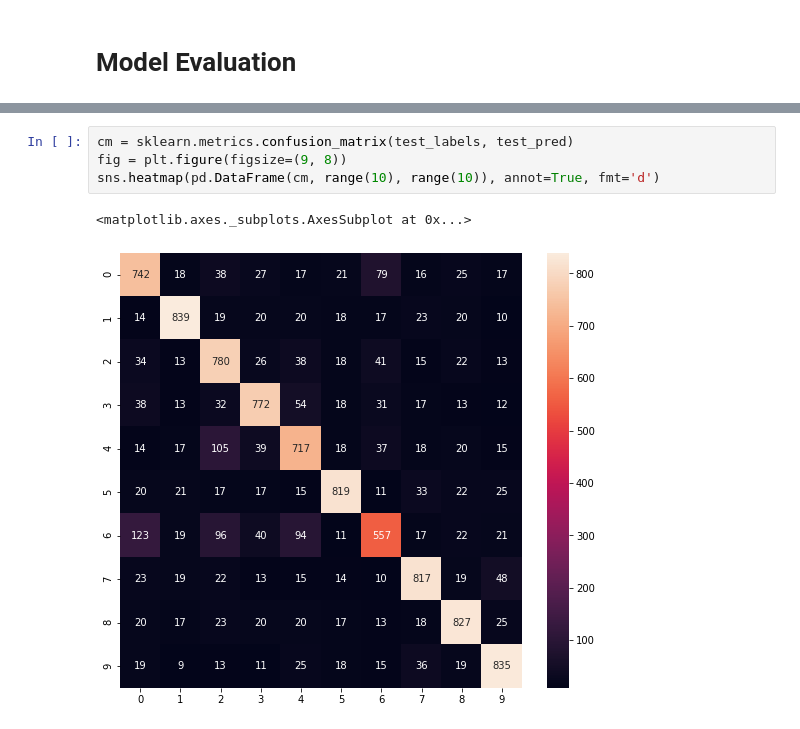
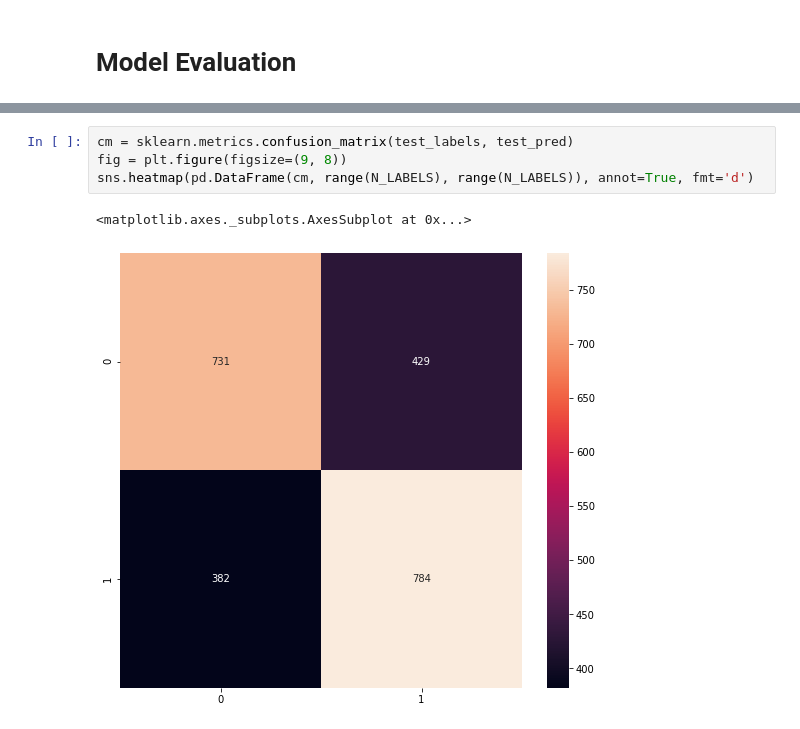
Before and after one commit to kyalan/DataScienceFactory, a Jupyter notebook: 20200409_cats_vs_dogs.ipynb, the cells around one changed output, grey strips where cells are left out. Saved outputs shown, nothing was run; the diff lists cells and outputs as text.

```diff
--- a/20200409_cats_vs_dogs.ipynb
+++ b/20200409_cats_vs_dogs.ipynb
@@ -220,10 +247,10 @@ Wall time: 8.72 s
 # %%
 cm = sklearn.metrics.confusion_matrix(test_labels, test_pred)
 fig = plt.figure(figsize=(9, 8))
-sns.heatmap(pd.DataFrame(cm, range(10), range(10)), annot=True, fmt='d')
+sns.heatmap(pd.DataFrame(cm, range(N_LABELS), range(N_LABELS)), annot=True, fmt='d')
 # %% [output]
 <matplotlib.axes._subplots.AxesSubplot at 0x...>
-[figure, old version]
+[figure, new version]
 # %%
 iimg = np.where(test_labels!=test_pred)[0][0]
 for img, label in ds_test.skip(iimg).take(1):
```
Also changed, not shown: parts of 10 cells of this notebook.
